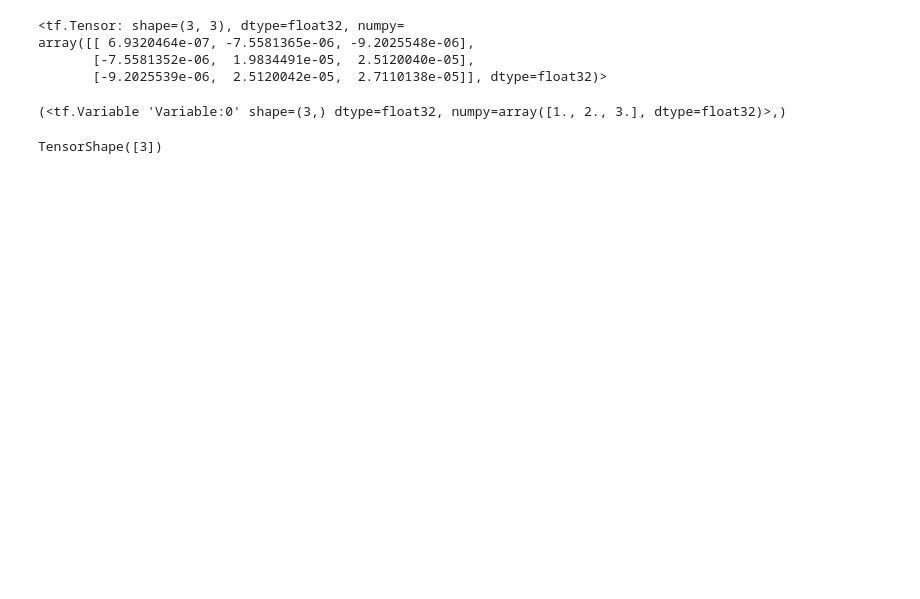
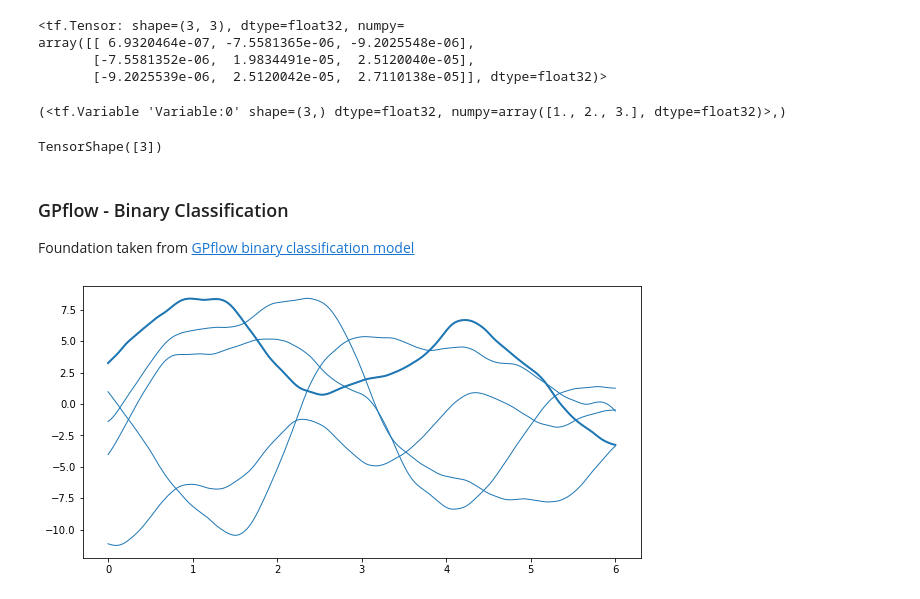
Before and after one commit to RoetGer/generalized-t-process-regression, a Jupyter notebook: gen_t_process.ipynb, the cells around one changed output. Drawn from its saved outputs; the diff is of its cells as text; code cells hidden in the pictures; blank space fills up the shorter version.

Commit message:
Add gpflow classification example.

```diff
--- a/gen_t_process.ipynb
+++ b/gen_t_process.ipynb
@@ -3,7 +23,12 @@
 # %%
+import gpflow
+import matplotlib.pyplot as plt
+import numpy as np
 import tensorflow as tf
 import tensorflow_probability as tfp
 tfd = tfp.distributions
 
+plt.rcParams["figure.figsize"] = (10, 5)
+
 tf.__version__
 # %% [output]
@@ -40,3 +65,22 @@ mvt.trainable_variables
 loc.shape
 # %% [output]
 TensorShape([3])
+# %% [markdown]
+### GPflow - Binary Classification
+
+Foundation taken from [GPflow binary classification model](https://gpflow.readthedocs.io/en/master/notebooks/basics/classification.html)
+# %%
+# build the kernel and covariance matrix
+k = gpflow.kernels.Matern52(variance=20.0)
+x_grid = np.linspace(0, 6, 200).reshape(-1, 1)
+K = k(x_grid)
+
+# sample from a multivariate normal
+rng = np.random.RandomState(6)
+
+L = np.linalg.cholesky(K)
+f_grid = np.dot(L, rng.randn(200, 5))
+plt.plot(x_grid, f_grid, "C0", linewidth=1)
+_ = plt.plot(x_grid, f_grid[:, 1], "C0", linewidth=2)
+# %% [output]
+[figure, added]
```
Also changed, not shown: parts of 5 cells of this notebook.
